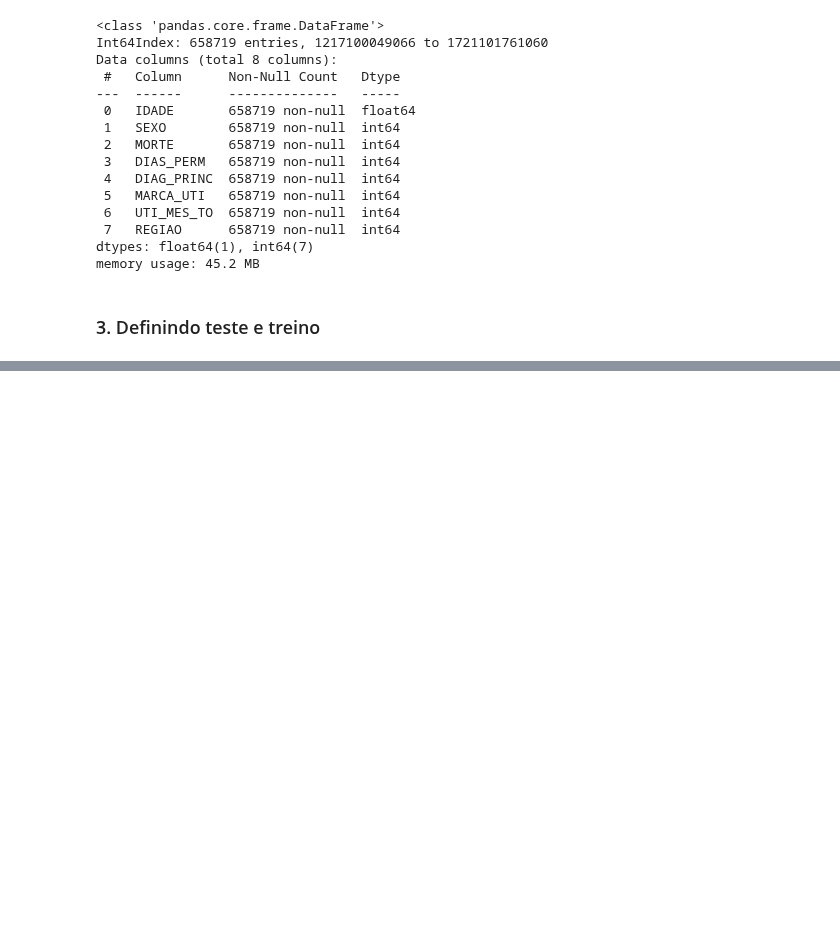
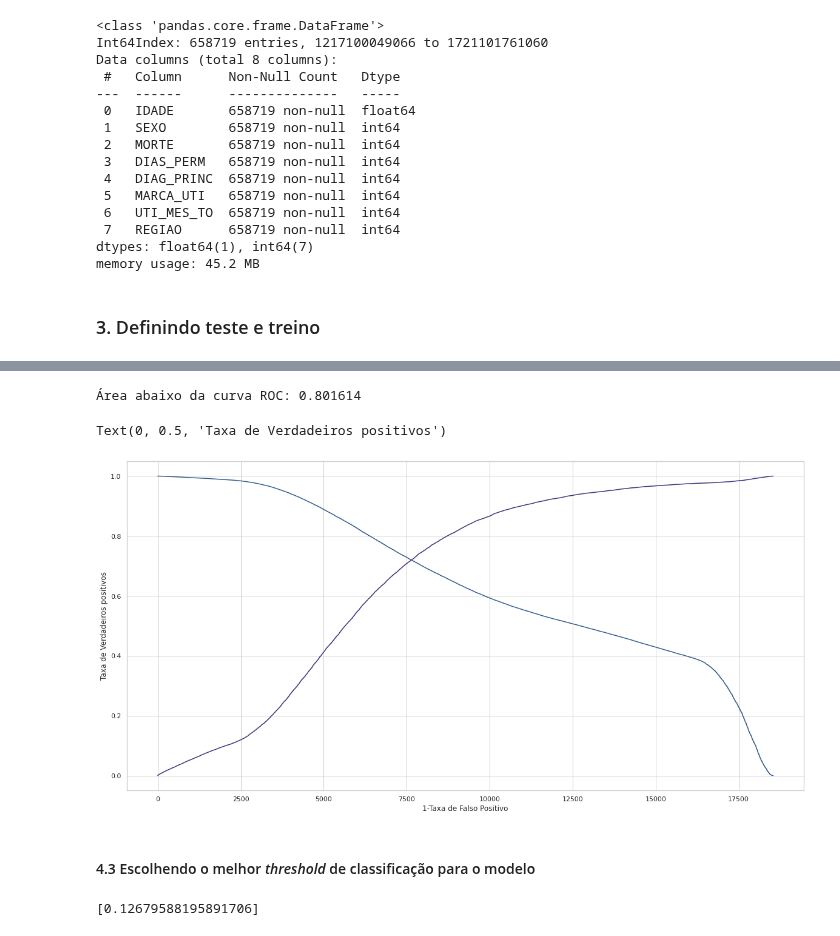
Before and after one commit to daniellybx/projeto_predicao_pneumonia, a Jupyter notebook: 03_analise_preditiva.ipynb, the cells around one changed output, grey strips where cells are left out. Drawn from its saved outputs; the diff is of its cells as text; code cells hidden in the pictures; blank space fills up the shorter version.

Commit message:
modelo avaliacao final

```diff
--- a/03_analise_preditiva.ipynb
+++ b/03_analise_preditiva.ipynb
@@ -70,0 +76,7 @@ REGIAO         0.1220      0.011     11.203      0.000       0.101       0.143
+# %%
+#ANALISANDO RESULTADOS DO MODELO
+test_featues = test.drop("MORTE", axis= 1)
+
+ytest = test["MORTE"]
+
+ypred = log_reg.predict(test_featues)
@@ -70,0 +94,45 @@ REGIAO         0.1220      0.011     11.203      0.000       0.101       0.143
+# %%
+#INCLUINDO DADOS DE RESULTADO DA PREDIÇÃO NO DATAFRAME DE TESTE
+test["PRED"] = ypred
+# %%
+#CALCULANDO MÉTRICAS PARA A CURVA ROC
+fpr, tpr, thresholds = roc_curve(test["MORTE"], test["PRED"])
+roc_auc = auc(fpr, tpr)
+
+print("Área abaixo da curva ROC: %f" % roc_auc)
+# %% [output]
+Área abaixo da curva ROC: 0.801614
+# %%
+#PLOTANDO CURVA ROC
+i = np.arange(len(tpr))
+roc = pd.DataFrame({'fpr' : pd.Series(fpr, index=i),'tpr' : pd.Series(tpr, index = i), '1-fpr' : pd.Series(1-fpr, index = i), 'tf' : pd.Series(tpr - (1-fpr), index = i), 'thresholds' : pd.Series(thresholds, index = i)})
+roc.iloc[(roc.tf-0).abs().argsort()[:1]]
+
+sns.set(rc={'figure.figsize':(20, 10)})
+sns.set_theme(style="whitegrid", palette="viridis")
+
+pl.plot(roc['tpr'])
+pl.plot(roc['1-fpr'])
+pl.xlabel('1-Taxa de Falso Positivo')
+pl.ylabel('Taxa de Verdadeiros positivos')
+# %% [output]
+Text(0, 0.5, 'Taxa de Verdadeiros positivos')
+[figure, added]
+# %% [markdown]
+#### 4.3 Escolhendo o melhor *threshold* de classificação para o modelo
+# %%
+#DEFININDO MELHOR CUTOFF PARA O MODELO
+def optimal_cutoff(target, predicted):
+
+    fpr, tpr, threshold = roc_curve(target, predicted)
+    i = np.arange(len(tpr))
+    roc = pd.DataFrame({'tf' : pd.Series(tpr-(1-fpr), index=i), 'threshold' : pd.Series(threshold, index=i)})
+    roc_t = roc.iloc[(roc.tf-0).abs().argsort()[:1]]
+
+    return list(roc_t['threshold'])
+
+
+threshold = optimal_cutoff(test["MORTE"], test["PRED"])
+print(threshold)
+# %% [output]
+[0.12679588195891706]
```
Also changed, not shown: parts of 9 cells of this notebook.
